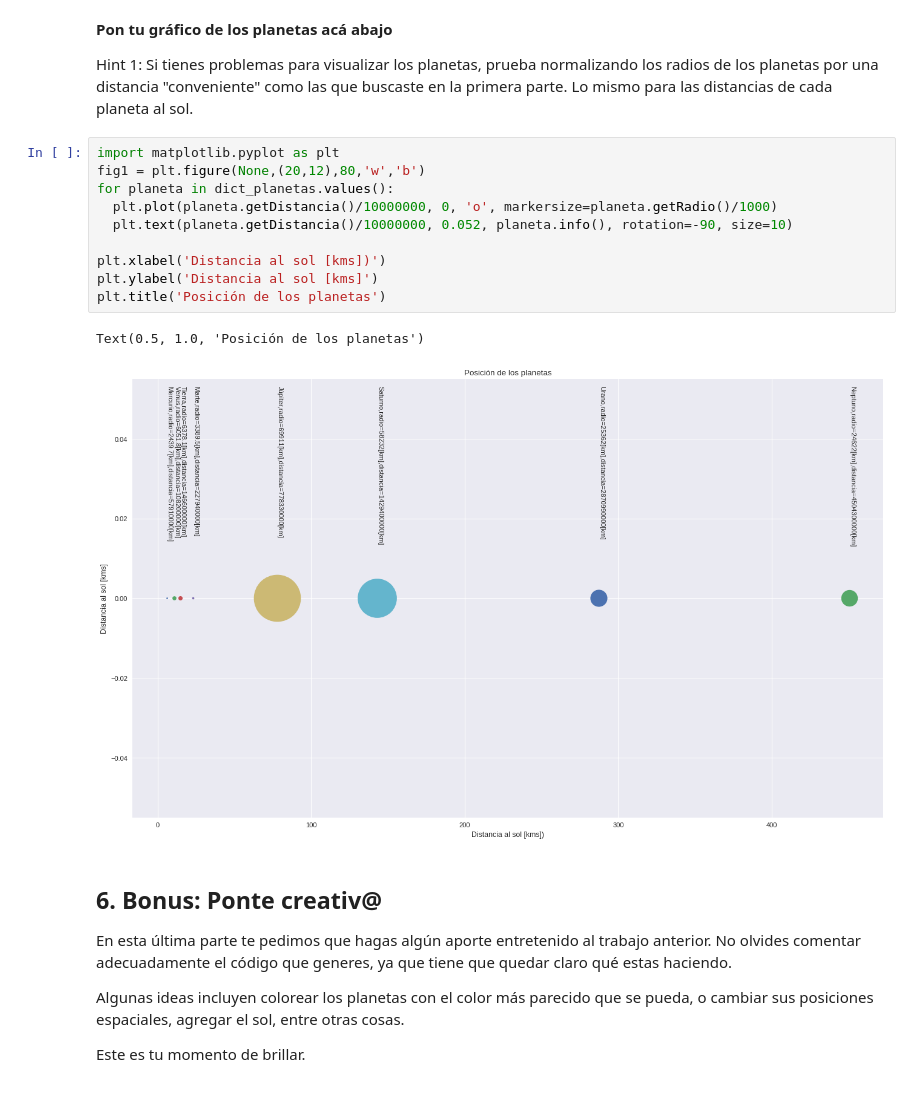
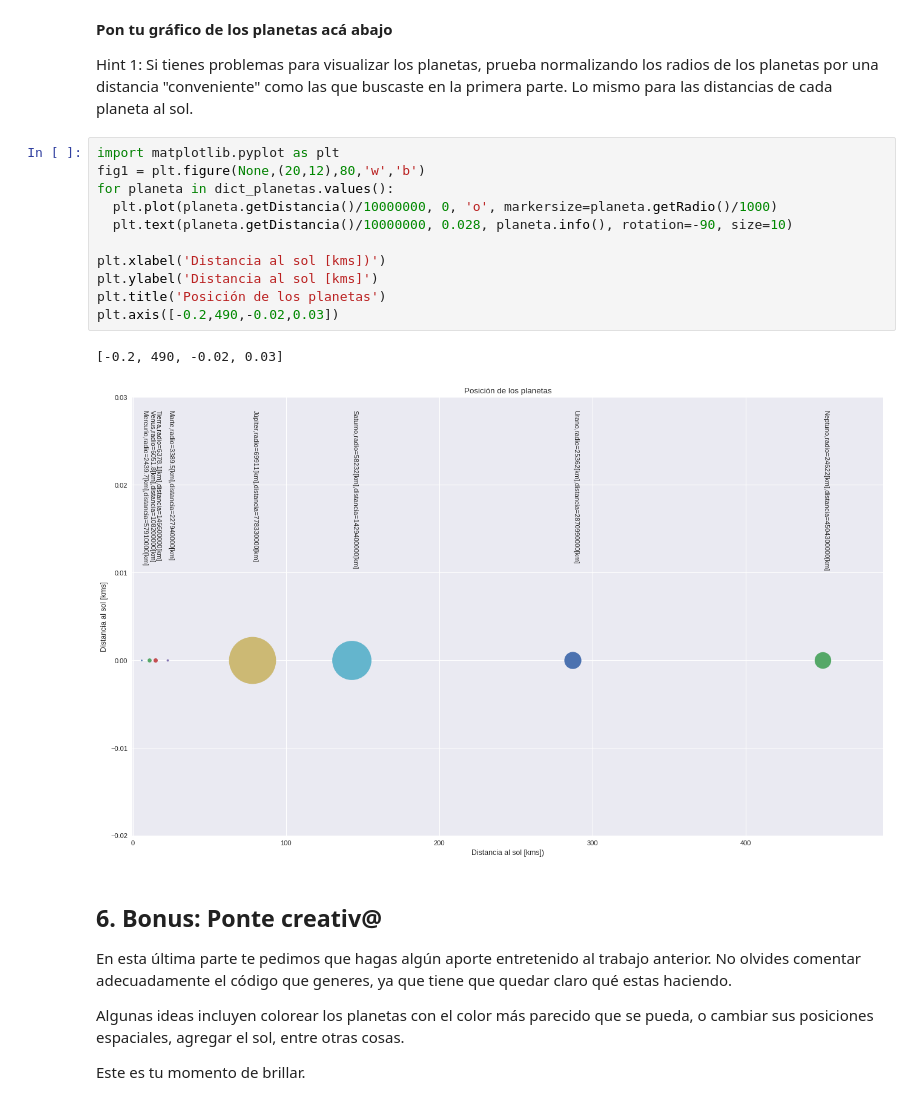
Before and after one commit to DanielaM8/minitarea1, a Jupyter notebook: minitarea1.ipynb, the cells around one changed output. Drawn from its saved outputs; the diff is of its cells as text.

```diff
--- a/minitarea1.ipynb
+++ b/minitarea1.ipynb
@@ -168,16 +168,17 @@ Hint 1: Si tienes problemas para visualizar los planetas, prueba normalizando lo
 # %%
 import matplotlib.pyplot as plt
 fig1 = plt.figure(None,(20,12),80,'w','b')
 for planeta in dict_planetas.values():
   plt.plot(planeta.getDistancia()/10000000, 0, 'o', markersize=planeta.getRadio()/1000)
-  plt.text(planeta.getDistancia()/10000000, 0.052, planeta.info(), rotation=-90, size=10)
+  plt.text(planeta.getDistancia()/10000000, 0.028, planeta.info(), rotation=-90, size=10)
 
 plt.xlabel('Distancia al sol [kms])')
 plt.ylabel('Distancia al sol [kms]')
 plt.title('Posición de los planetas')
+plt.axis([-0.2,490,-0.02,0.03])
 # %% [output]
-Text(0.5, 1.0, 'Posición de los planetas')
+[-0.2, 490, -0.02, 0.03]
-[figure, old version]
+[figure, new version]
 # %% [markdown]
 ## 6. Bonus: Ponte creativ@
 En esta última parte te pedimos que hagas algún aporte entretenido al trabajo anterior. No olvides comentar adecuadamente el código que generes, ya que tiene que quedar claro qué estas haciendo.
```
Also changed, not shown: parts of 1 cell of this notebook.
